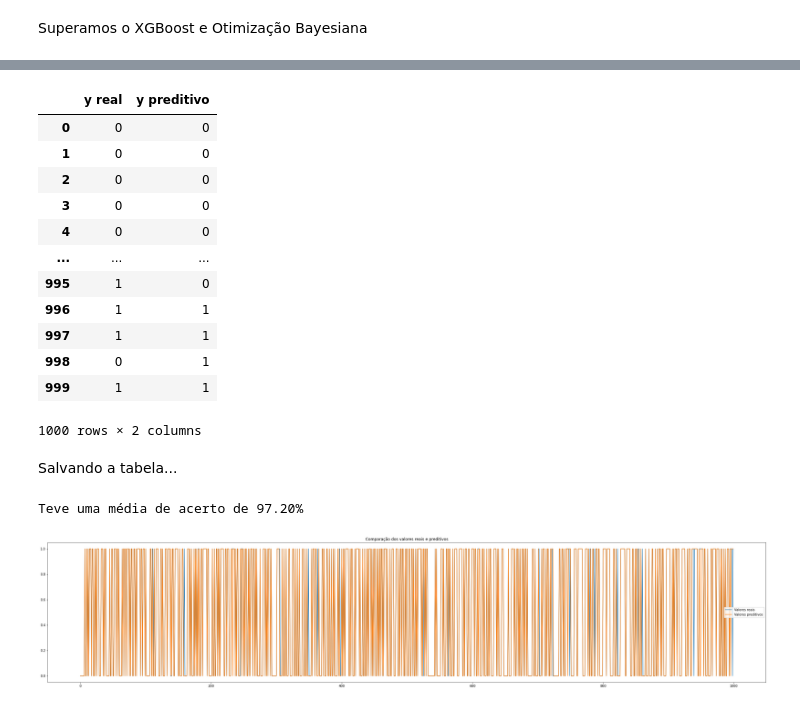
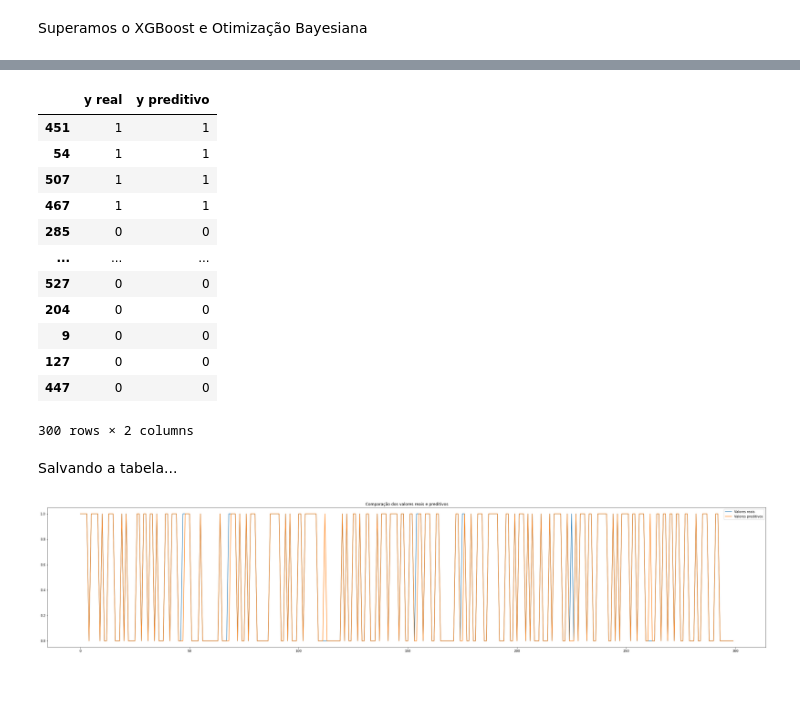
Before and after one commit to fabiobarreto-ds/Neural-Network, a Jupyter notebook: 11-Publicidade/11_publicidade_RN.ipynb, the cells around one changed output, grey strips where cells are left out. Drawn from its saved outputs; the diff is of its cells as text; code cells hidden in the pictures.

```diff
--- a/11-Publicidade/11_publicidade_RN.ipynb
+++ b/11-Publicidade/11_publicidade_RN.ipynb
@@ -120,28 +163,28 @@ def criarRede(optimizer='rmsprop', init='glorot_uniform'):
 # %%
 rn = KerasClassifier(model=criarRede)
 #============================================================================================
-optimizers = ['rmsprop', 'adam']
-init = ['glorot_uniform', 'normal', 'uniform']
-epochs = [50, 100, 150]
-batches = [5, 10, 20]
+optimizers = ['adam']
+init = ['uniform']
+epochs = [1000]
+batches = [20]
 param_grid = dict(optimizer=optimizers, epochs=epochs, batch_size=batches, model__init=init)
 
 #================================================================================
 grid_search = GridSearchCV(estimator=rn,
                            param_grid=param_grid,
                            scoring="accuracy",
-                           cv=5)
+                           cv=10)
 
-grid_search_bc = grid_search.fit(X, y)
+grid_search = grid_search.fit(X_train, y_train)
 # %% [markdown]
 **Salvar o modelo:**
 # %%
 import pickle
 # %%
-with open("grid_search_bc.pkl", "wb") as f:
-    pickle.dump(grid_search_bc, f)
+with open("grid_search.pkl", "wb") as f:
+    pickle.dump(grid_search, f)
 # %%
-with open("grid_search_bc.pkl", "rb") as f:
+with open("grid_search.pkl", "rb") as f:
 
-    grid_search_bc = pickle.load(f)
+    grid_search = pickle.load(f)
 # %%
@@ -163,26 +209,26 @@ from sklearn.metrics import confusion_matrix, classification_report, ConfusionMa
 
 print("\nMétricas de avaliação de treino:")
 
-y_pred_train = grid_search_bc.predict(X)
+y_pred_train = grid_search.predict(X_train)
 
-print(confusion_matrix(y, y_pred_train))
+print(confusion_matrix(y_train, y_pred_train))
 
-ConfusionMatrixDisplay.from_predictions(y, y_pred_train)
+ConfusionMatrixDisplay.from_predictions(y_train, y_pred_train)
 plt.show()
 
-print(classification_report(y, y_pred_train))
+print(classification_report(y_train, y_pred_train))
 
 # ============================================
 
 print("\nMétricas de avaliação de teste:")
 
-y_pred_test = grid_search_bc.predict(X)
+y_pred_test = grid_search.predict(X_test)
 
-print(confusion_matrix(y, y_pred_test))
+print(confusion_matrix(y_test, y_pred_test))
 
-ConfusionMatrixDisplay.from_predictions(y, y_pred_test)
+ConfusionMatrixDisplay.from_predictions(y_test, y_pred_test)
 plt.show()
 
-print(classification_report(y, y_pred_test))
+print(classification_report(y_test, y_pred_test))
 # %% [output]
 Métricas de avaliação de treino:
@@ -216,46 +262,33 @@ weighted avg       0.97      0.97      0.97      1000
 # %%
 tabela = pd.DataFrame()
-tabela["y real"] = y
+tabela["y real"] = y_test
 tabela["y preditivo"] = y_pred_test
 tabela
 # %% [output]
 |  | y real | y preditivo |
-| 0 | 0 | 0 |
-| 1 | 0 | 0 |
-| 2 | 0 | 0 |
-| 3 | 0 | 0 |
-| 4 | 0 | 0 |
+| 451 | 1 | 1 |
+| 54 | 1 | 1 |
+| 507 | 1 | 1 |
+| 467 | 1 | 1 |
+| 285 | 0 | 0 |
 | ... | ... | ... |
-| 995 | 1 | 0 |
-| 996 | 1 | 1 |
-| 997 | 1 | 1 |
-| 998 | 0 | 1 |
-| 999 | 1 | 1 |
+| 527 | 0 | 0 |
+| 204 | 0 | 0 |
+| 9 | 0 | 0 |
+| 127 | 0 | 0 |
+| 447 | 0 | 0 |
-1000 rows × 2 columns
+300 rows × 2 columns
 # %% [markdown]
 Salvando a tabela...
 # %%
 tabela.to_csv("tabela_comparação.csv")
-# %%
-lista = []
-for c in range(tabela.shape[0]):
-  if tabela.loc[[c]].values[0][1] != tabela.loc[[c]].values[0][0]:
-      valor = 0
-      lista.append(valor)
-  elif tabela.loc[[c]].values[0][1] == tabela.loc[[c]].values[0][0]:
-      valor = 100
-      lista.append(valor)
-media = np.mean(lista)
-print(f"Teve uma média de acerto de {media:.2f}%")
-# %% [output]
-Teve uma média de acerto de 97.20%
 # %%
 plt.figure(figsize=(40,8))
-x_ax = range(len(y))
-plt.plot(x_ax, y, label="Valores reais")
+x_ax = range(len(y_test))
+plt.plot(x_ax, y_test, label="Valores reais")
 plt.plot(x_ax, y_pred_test, label="Valores preditivos")
 plt.title("Comparação dos valores reais e preditivos")
 plt.legend()
 plt.show();
 # %% [output]
-[figure, old version]
+[figure, new version]
```
Also changed, not shown: parts of 17 cells of this notebook, 2 other files.
